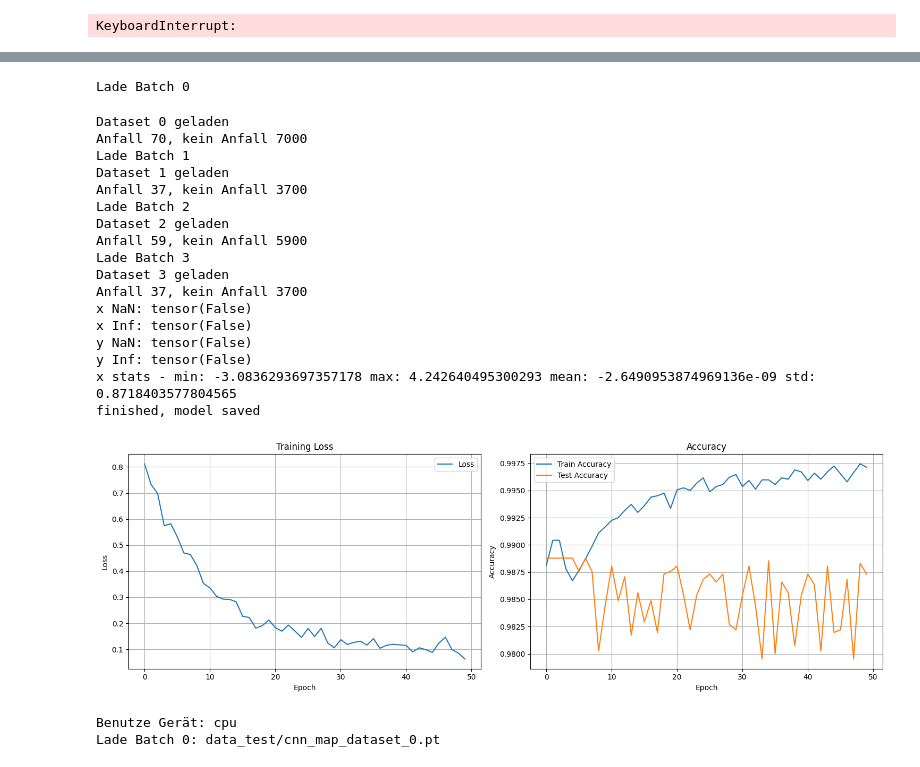
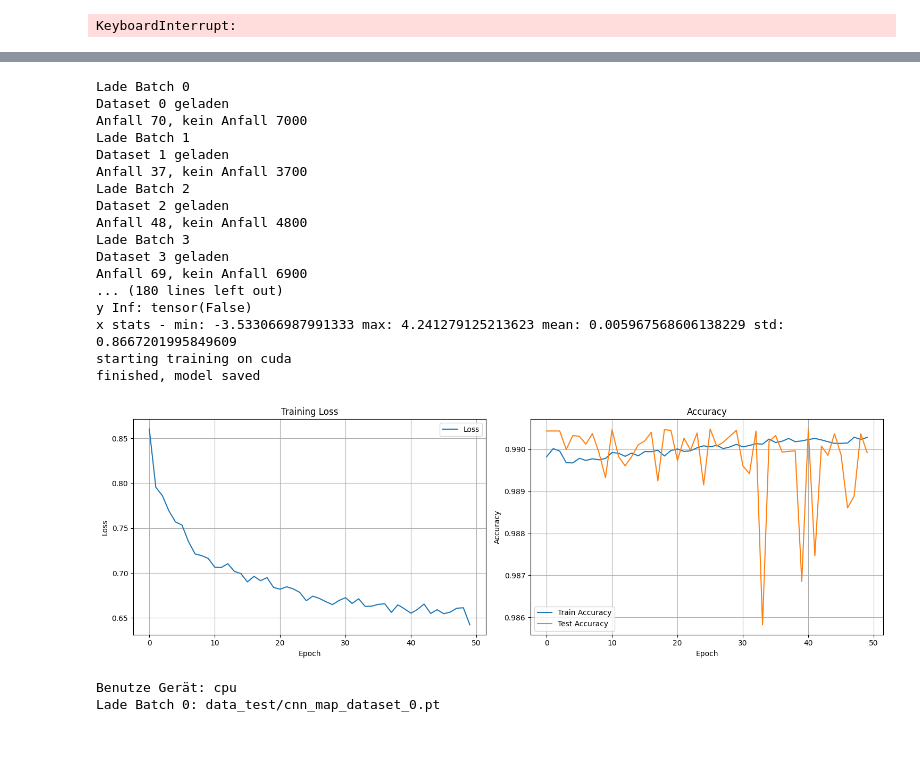
Before and after one commit to Sophies5s68/wki-sose25, a Jupyter notebook: CNN_testmodel.ipynb, the cells around one changed output, grey strips where cells are left out. Drawn from its saved outputs; the diff is of its cells as text; code cells hidden in the pictures.

Commit message:
fully trained

```diff
--- a/CNN_testmodel.ipynb
+++ b/CNN_testmodel.ipynb
@@ -136,7 +142,7 @@ from glob import glob
 import torch.nn as nn
 
 # Datenordner einladen:
-data_folder = "data_test"
+data_folder = "data"
 file_paths = sorted(glob(os.path.join(data_folder, "*.pt")))
 
 if not os.path.exists(data_folder):
@@ -152,6 +158,7 @@ loss_fn = nn.CrossEntropyLoss(weight=weights)
 import CNN_model
 importlib.reload(CNN_model)
 model = CNN_model.CNN_EEG(in_channels=9, n_classes=2)
+model = model.to(device)
 optimizer = torch.optim.Adam(model.parameters(), lr=0.0005, weight_decay=1e-4)
 num_epochs = 50
 train_losses = []
@@ -202,11 +209,11 @@ for x, y in train_loader:
     print("x stats - min:", x.min().item(), "max:", x.max().item(), "mean:", x.mean().item(), "std:", x.std().item())
     break
 
-
+print(f"starting training on {device}")
 #Training
 for epoch in range(1, num_epochs + 1):
-    train_loss, train_acc = CNN_model.train_model(model, train_loader, optimizer, loss_fn)
-    test_acc, _, _ = CNN_model.evaluate_model(model, test_loader)
+    train_loss, train_acc = CNN_model.train_model(model, train_loader, optimizer, loss_fn,device)
+    test_acc, _, _ = CNN_model.evaluate_model(model, test_loader,device)
 
     train_losses.append(train_loss)
     train_accuracies.append(train_acc)
@@ -220,51 +227,50 @@ print("finished, model saved")
 #Trainingsverlauf plotten
 epochs = range(1, len(train_losses) + 1)
 
 #Prozess plotten
 plt.figure(figsize=(15, 5))
 
 # Plot Loss
 plt.subplot(1, 2, 1)
 plt.plot(train_losses, label='Loss')
 plt.xlabel('Epoch')
 plt.ylabel('Loss')
 plt.title('Training Loss')
 plt.grid(True)
 plt.legend()
 
 # Accuracy
 plt.subplot(1, 2, 2)
 plt.plot(train_accuracies, label='Train Accuracy')
 plt.plot(test_accuracies, label='Test Accuracy')
 plt.xlabel('Epoch')
 plt.ylabel('Accuracy')
 plt.title('Accuracy')
 plt.grid(True)
 plt.legend()
 
 
 plt.tight_layout()
 plt.show()
 # %% [output]
 Lade Batch 0
+Dataset 0 geladen
+Anfall 70, kein Anfall 7000
+Lade Batch 1
+Dataset 1 geladen
+Anfall 37, kein Anfall 3700
+Lade Batch 2
+Dataset 2 geladen
+Anfall 48, kein Anfall 4800
+Lade Batch 3
+Dataset 3 geladen
+Anfall 69, kein Anfall 6900
+... (180 lines left out)
+y Inf: tensor(False)
+x stats - min: -3.533066987991333 max: 4.241279125213623 mean: 0.005967568606138229 std: 0.8667201995849609
+starting training on cuda
+finished, model saved
-Dataset 0 geladen
-Anfall 70, kein Anfall 7000
-Lade Batch 1
-Dataset 1 geladen
-Anfall 37, kein Anfall 3700
-Lade Batch 2
-Dataset 2 geladen
-Anfall 59, kein Anfall 5900
-Lade Batch 3
-Dataset 3 geladen
-Anfall 37, kein Anfall 3700
-x NaN: tensor(False)
-x Inf: tensor(False)
-y NaN: tensor(False)
-y Inf: tensor(False)
-x stats - min: -3.0836293697357178 max: 4.242640495300293 mean: -2.6490953874969136e-09 std: 0.8718403577804565
-finished, model saved
-[figure, old version]
+[figure, new version]
 # %%
 import os
 import random
```
Also changed, not shown: parts of 2 cells of this notebook, 4 other files.
